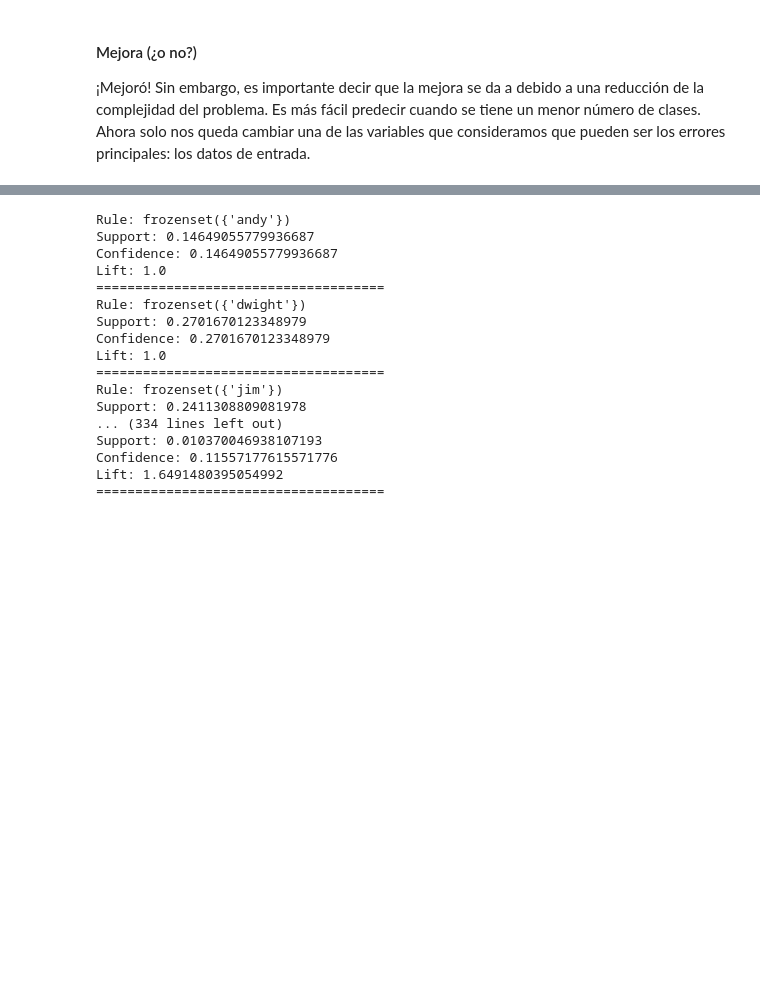
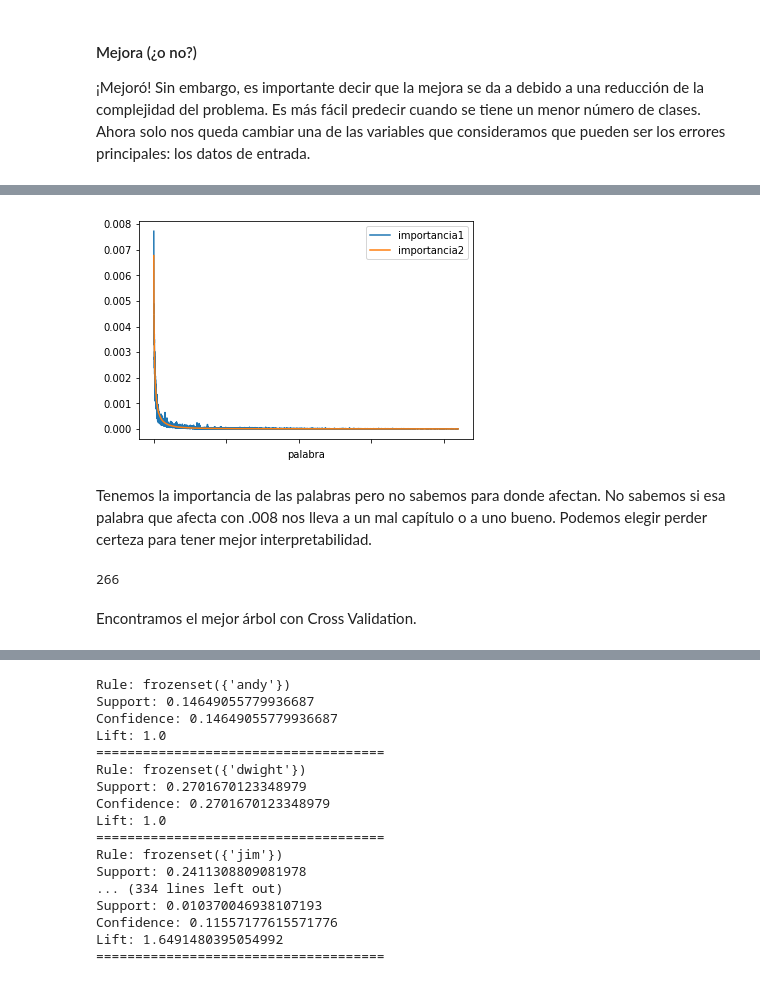
Before and after one commit to jpneg/script-decisions, a Jupyter notebook: texto.ipynb, the cells around one changed output, grey strips where cells are left out. Cells and saved outputs as stored; diff of their text form; code cells hidden in the pictures; blank space fills up the shorter version.

Commit message:
se agrega último acercamiento y árbol de palabras

```diff
--- a/texto.ipynb
+++ b/texto.ipynb
@@ -830,0 +928,3 @@ array([[3, 7],
+# %%
+nb = MultinomialNB(fit_prior=False)
+nb.fit(train_text, y_train)
@@ -830,0 +946,6 @@ array([[3, 7],
+# %%
+y_train = test.rating2[indices_ent]
+y_test = test.rating2[indices_pru]
+# %%
+nb = MultinomialNB(fit_prior=False)
+nb.fit(train_text, y_train)
@@ -830,0 +970,8 @@ array([[3, 7],
+# %%
+y_train = test.rating[indices_ent]
+wi = RandomForestClassifier(n_estimators=400, n_jobs=-1)
+wi.fit(train_text, y_train)
+
+y_train = test.rating2[indices_ent]
+wi2 = RandomForestClassifier(n_estimators=400, n_jobs=-1)
+wi2.fit(train_text, y_train)
@@ -830,0 +986,17 @@ array([[3, 7],
+# %%
+importancia = pd.DataFrame({
+    'palabra': list(tf.vocabulary_.keys()),
+    'importancia1': wi.feature_importances_,
+    'importancia2': wi2.feature_importances_
+}).sort_values(by='importancia2', ascending=False)
+importancia.plot(x='palabra', y=['importancia1', 'importancia2'])
+plt.show()
+# %% [output]
+[figure, added]
+# %% [markdown]
+Tenemos la importancia de las palabras pero no sabemos para donde afectan. No sabemos si esa palabra que afecta con .008 nos lleva a un mal capítulo o a uno bueno. Podemos elegir perder certeza para tener mejor interpretabilidad.
+# %%
+indices = importancia.query('importancia2 > 0.0008').index
+len(indices)
+# %% [output]
+266
@@ -830,0 +1010,2 @@ array([[3, 7],
+# %% [markdown]
+Encontramos el mejor árbol con Cross Validation.
```
Also changed, not shown: parts of 62 cells of this notebook, 1 other file.
